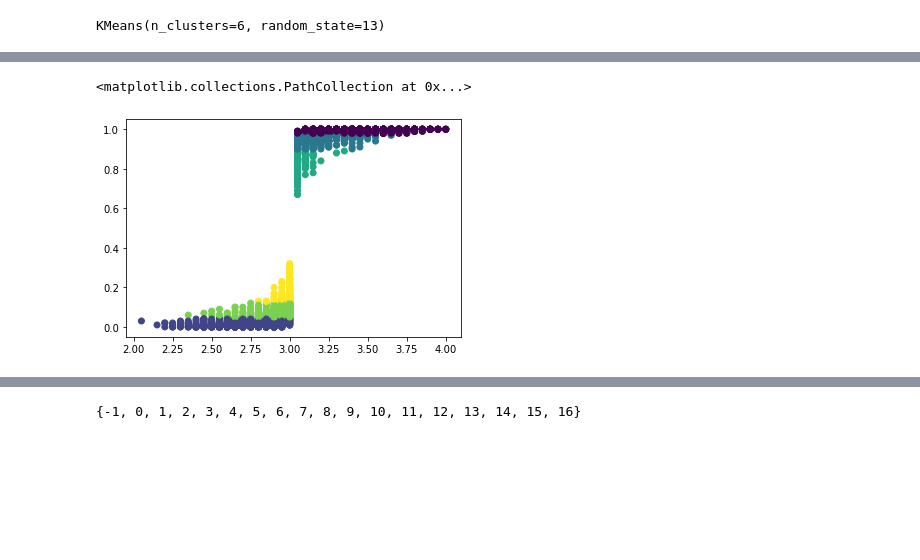
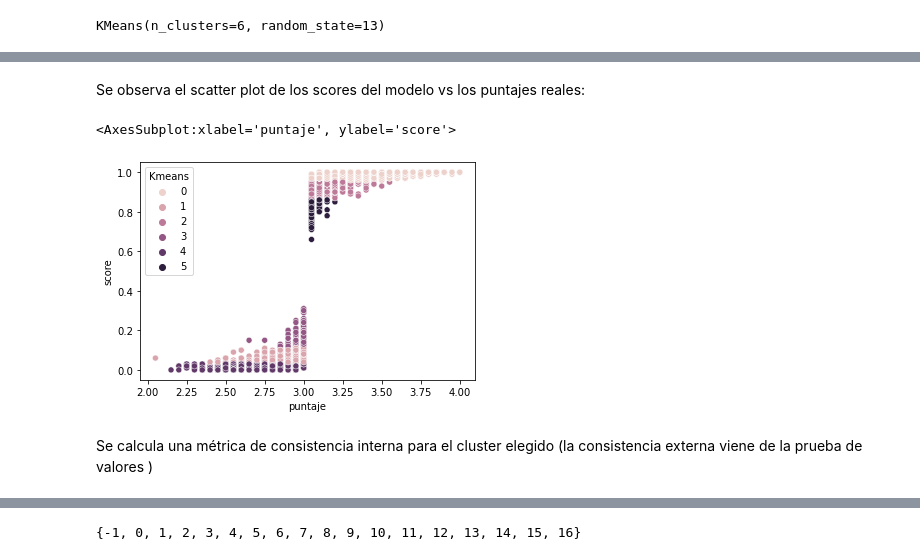
Before and after one commit to JECaballeroR/ANS-Equipo6-2023, a Jupyter notebook: Entrega 1_Proyecto.ipynb, the cells around one changed output, grey strips where cells are left out. Cells and saved outputs as stored; diff of their text form; code cells hidden in the pictures; blank space fills up the shorter version.

```diff
--- a/Entrega 1_Proyecto.ipynb
+++ b/Entrega 1_Proyecto.ipynb
@@ -726,9 +736,21 @@ sns.histplot(score_df,x='puntaje', hue='Kmeans')
+# %% [markdown]
+Se observa el scatter plot de los scores del modelo vs los puntajes reales:
 # %%
 import matplotlib.pyplot as plt
-plt.scatter(score_df['puntaje'], score_df['score'], c=score_df['Kmeans'])
+#plt.scatter(score_df['puntaje'], score_df['score'], c=score_df['Kmeans'])
+
+
+
+sns.scatterplot(
+            y = score_df['score'],
+            x = score_df['puntaje'],
+  hue=score_df['Kmeans'],
+            )
 # %% [output]
-<matplotlib.collections.PathCollection at 0x...>
+<AxesSubplot:xlabel='puntaje', ylabel='score'>
-[figure, old version]
+[figure, new version]
+# %% [markdown]
+Se calcula una métrica de consistencia interna para el cluster elegido (la consistencia externa viene de la prueba de valores )
 # %%
 silhouette_score(pd.DataFrame(scores), score_df['Kmeans'], random_state=1345)
 # %% [output]
```
Also changed, not shown: parts of 31 cells of this notebook.
